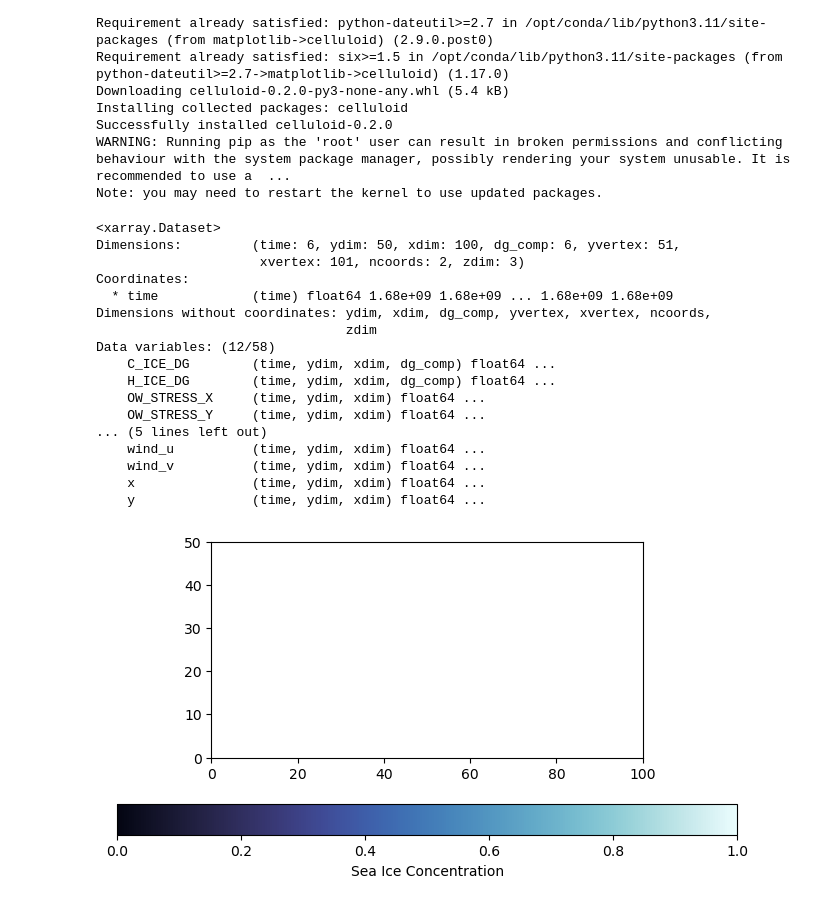
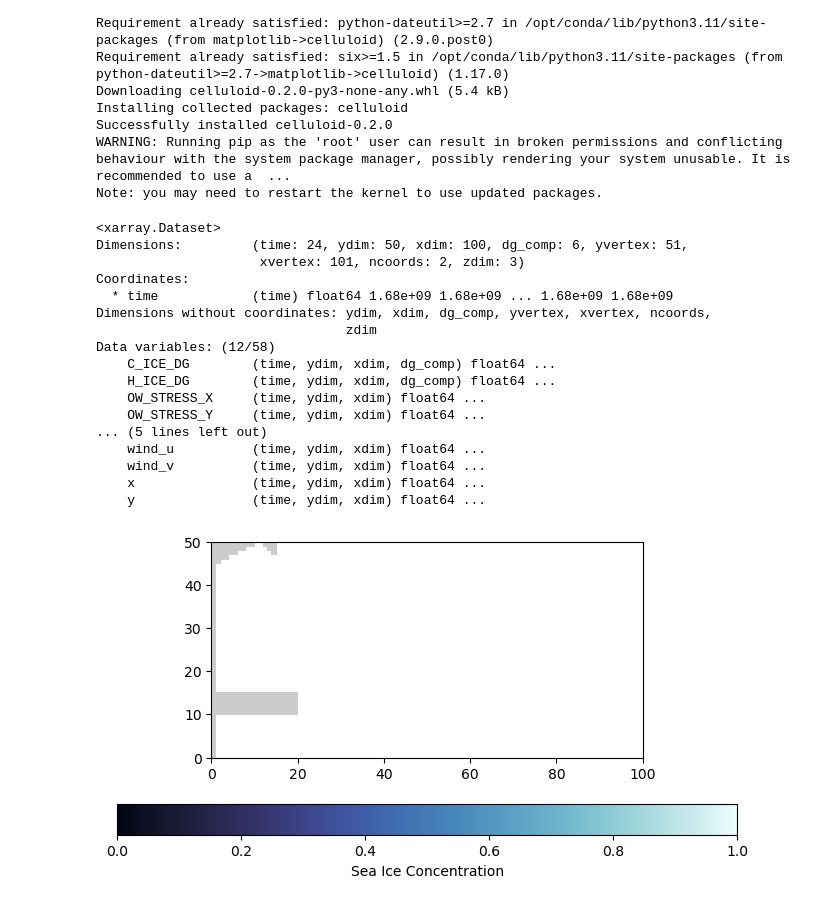
Before and after one commit to Livcornelissen/TNB_neXtsim, a Jupyter notebook: SI-animation.ipynb, the cells around one changed output. Saved outputs shown, nothing was run; the diff lists cells and outputs as text; code cells hidden in the pictures.

```diff
--- a/SI-animation.ipynb
+++ b/SI-animation.ipynb
@@ -47,12 +47,12 @@ from celluloid import Camera
 from cftime import num2date
 # %%
 # Load the NetCDF file
-ds = xr.open_dataset("polynyaBBM_188C.diagnostic.nc", group="/data")
+ds = xr.open_dataset("TNB_windforced_noiceinit_hourly.nc", group="/data")
 print(ds)
 
 # We (still) need to fetch the mask from the init file
 
-mask = xr.open_dataset("init_square.nc", group="/data")['mask']
+mask = xr.open_dataset("init_terranova.nc", group="/data")['mask']
 land = np.where(mask == 0, 1, np.nan)  # 1 = land, nan = ocean
 
 time = ds['time']
@@ -61,7 +61,7 @@ time_vals = num2date(time.values, units='seconds since 1970-01-01', calendar='gr
 time_index = 2
 # %% [output]
 <xarray.Dataset>
-Dimensions:         (time: 6, ydim: 50, xdim: 100, dg_comp: 6, yvertex: 51,
+Dimensions:         (time: 24, ydim: 50, xdim: 100, dg_comp: 6, yvertex: 51,
                      xvertex: 101, ncoords: 2, zdim: 3)
 Coordinates:
   * time            (time) float64 1.68e+09 1.68e+09 ... 1.68e+09 1.68e+09
@@ -78,20 +78,29 @@ Data variables: (12/58)
     x               (time, ydim, xdim) float64 ...
     y               (time, ydim, xdim) float64 ...
 # %%
+
+ny, nx = ds['u'].isel(time=0).shape
+Y, X = np.meshgrid(np.arange(ny), np.arange(nx), indexing='ij')
+stride = 5
+
 fig, ax = plt.subplots(figsize = (8,4))
 camera = Camera(fig)
 
 for time_index in range(len(time)):
     var = ds['cice'].isel(time=time_index).isel(dg_comp=0)
     p = ax.pcolormesh(var, shading='auto', cmap='cmo.ice', vmin=0, vmax=1)
-    ax.pcolormesh(land, shading='auto', cmap='Pastel2', vmin=0, vmax=1)
+    u = ds['wind_u'].isel(time=time_index)[::stride, ::stride]
+    v = ds['wind_v'].isel(time=time_index)[::stride, ::stride]
+    x = X[::stride, ::stride]
+    y = Y[::stride, ::stride]
+
+    plt.text(.5,1, ds['time'][time_index])
     plt.gca().set_aspect('equal')
     camera.snap()
 
 plt.colorbar(p, label='Sea Ice Concentration', orientation='horizontal')
-
-
+plt.pcolor(land,cmap='Pastel2', vmin = 0, vmax = 1)
 animation = camera.animate()
-animation.save('BBM_TNB_190C.gif', writer = 'pillow')
+animation.save('BBM_TNB_windforcednoiceinit_hourly.gif', writer = 'pillow')
 # %% [output]
-[figure, old version]
+[figure, new version]
```
Also changed, not shown: parts of 2 cells of this notebook, 1 other file.
